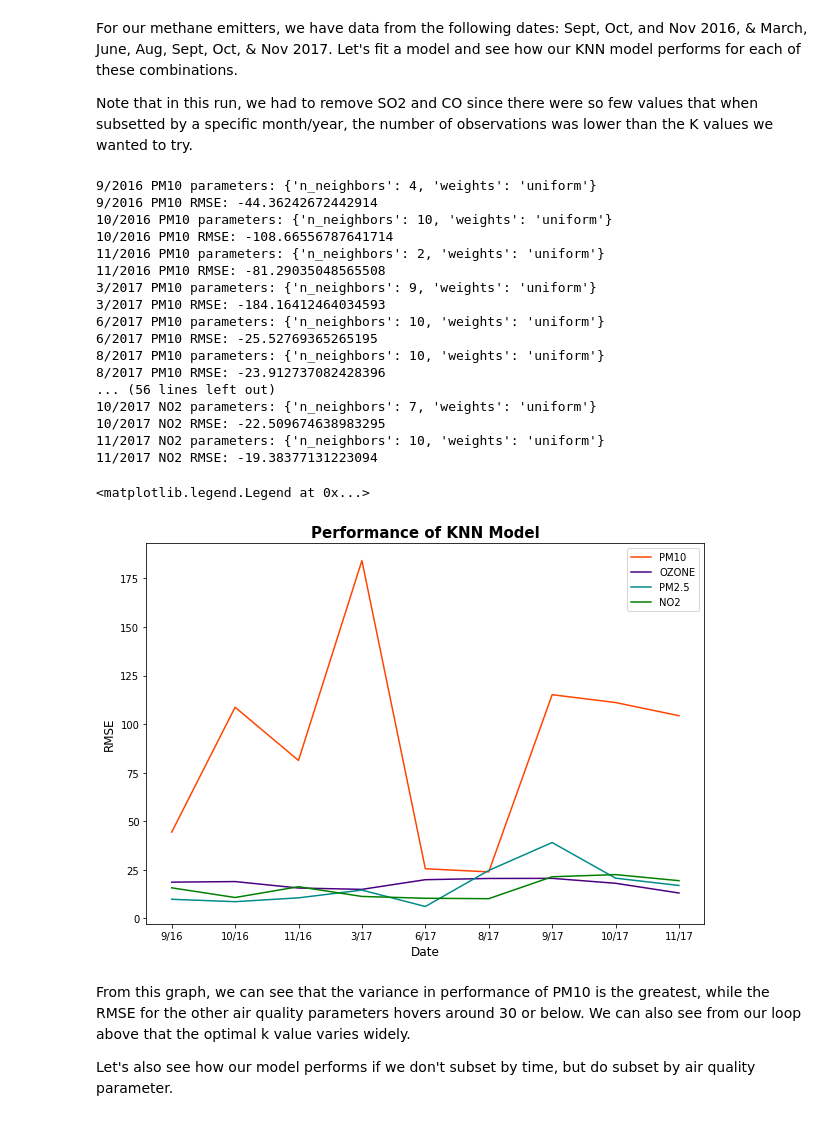
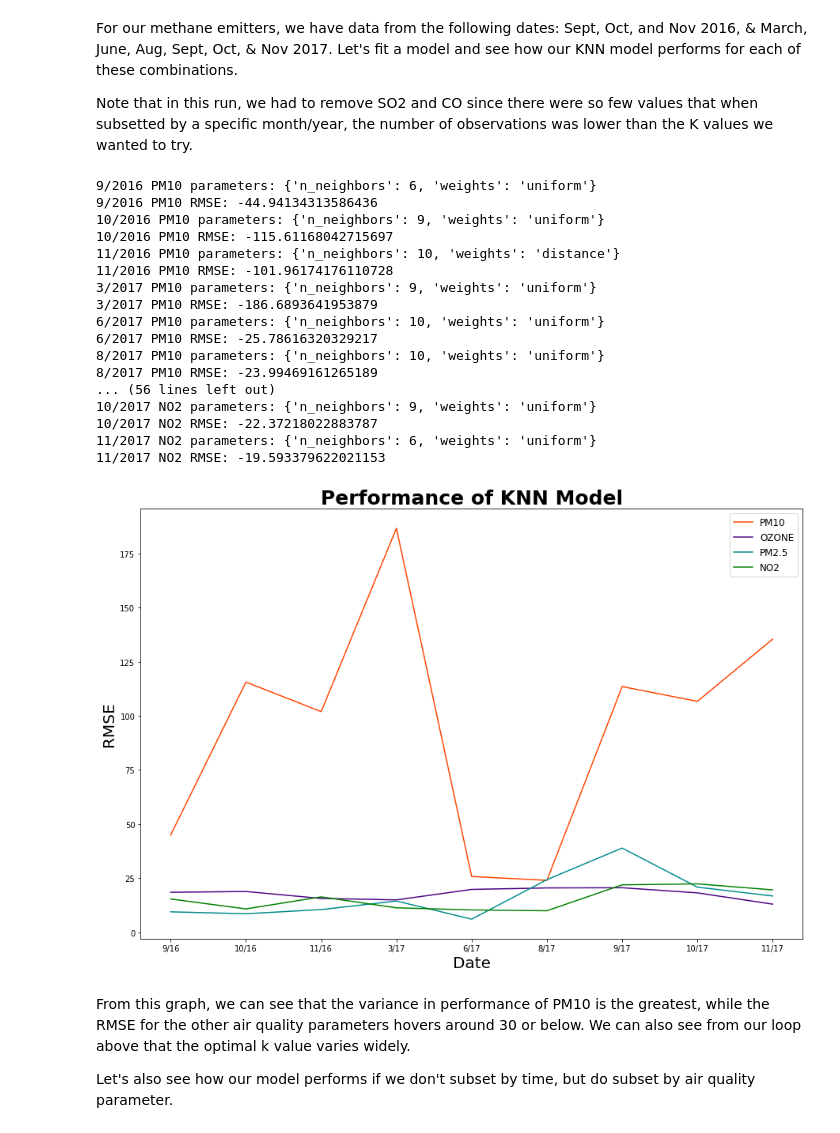
Before and after one commit to hikari-murayama/CA_ag_pollution, a Jupyter notebook: 02_Q1_KNN.ipynb, the cells around one changed output. Saved outputs shown, nothing was run; the diff lists cells and outputs as text; code cells hidden in the pictures.

```diff
--- a/02_Q1_KNN.ipynb
+++ b/02_Q1_KNN.ipynb
@@ -21,6 +19,7 @@ First, we'll load in and take a look at our air quality data.
 # %%
 #Load data
 airnow = gpd.read_file('Data/airnow_monthly_averages.json/airnow_monthly_averages.shp')
+ch4 = gpd.read_file('Data/target_and_features.geojson')
 # %%
 airnow.head()
 # %% [output]
@@ -71,0 +112,7 @@ print(airnow[(airnow['Parameter'] == 'OZONE') & (airnow['month'] == 1) & (airnow
+# %%
+#add column for aviris_year
+ch4['aviris_year'] = 0
+
+for i in range(len(ch4)):
+    s = ch4['AVIRIS_CH4_median_date'][i]
+    ch4.loc[i,'aviris_year']= int(s[0:4])
@@ -72,3 +126,6 @@ print(airnow[(airnow['Parameter'] == 'OZONE') & (airnow['month'] == 1) & (airnow
+# %%
+#Since our CH4 emitter points are in the CA Albers projection, we'll need to change the CRS of our airnow dataframe
+airnow = airnow.to_crs(epsg=3310)
 # %% [markdown]
 Because the variation in air quality measurements between locations might vary by month, year, and the air quality parameter (due to wildfires and other events that might impact air quality), we'll want to subset our data by month, year, and parameter before training our model.
 
@@ -98,7 +155,9 @@ def KNN(df, parameter, year, month, k):
 
     #Filter data to month, year, and parameter
     data = df[(df['Parameter'] == parameter) & (df['year'] == year) & (df['month'] == month)]
-    X = data.loc[:, 'Latitude':'Longitude'].copy()
+    lat = data.geometry.y
+    lon  = data.geometry.x
+    X = pd.DataFrame({'lat': lat, 'lon': lon})
     y = data['Value_mean']
 
     #knn model object
@@ -132,38 +191,38 @@ for i in range(len(parameters)):
         print(str(dates[j, 0]) + '/' + str(dates[j, 1]) + ' ' + str(parameters[i]) + ' RMSE:', RMSE)
         RMSE_array[i, j] = RMSE
 # %% [output]
-9/2016 PM10 parameters: {'n_neighbors': 4, 'weights': 'uniform'}
-9/2016 PM10 RMSE: -44.36242672442914
-10/2016 PM10 parameters: {'n_neighbors': 10, 'weights': 'uniform'}
-10/2016 PM10 RMSE: -108.66556787641714
-11/2016 PM10 parameters: {'n_neighbors': 2, 'weights': 'uniform'}
-11/2016 PM10 RMSE: -81.29035048565508
+9/2016 PM10 parameters: {'n_neighbors': 6, 'weights': 'uniform'}
+9/2016 PM10 RMSE: -44.94134313586436
+10/2016 PM10 parameters: {'n_neighbors': 9, 'weights': 'uniform'}
+10/2016 PM10 RMSE: -115.61168042715697
+11/2016 PM10 parameters: {'n_neighbors': 10, 'weights': 'distance'}
+11/2016 PM10 RMSE: -101.96174176110728
 3/2017 PM10 parameters: {'n_neighbors': 9, 'weights': 'uniform'}
-3/2017 PM10 RMSE: -184.16412464034593
+3/2017 PM10 RMSE: -186.6893641953879
 6/2017 PM10 parameters: {'n_neighbors': 10, 'weights': 'uniform'}
-6/2017 PM10 RMSE: -25.52769365265195
+6/2017 PM10 RMSE: -25.78616320329217
 8/2017 PM10 parameters: {'n_neighbors': 10, 'weights': 'uniform'}
-8/2017 PM10 RMSE: -23.912737082428396
+8/2017 PM10 RMSE: -23.99469161265189
 ... (56 lines left out)
-10/2017 NO2 parameters: {'n_neighbors': 7, 'weights': 'uniform'}
-10/2017 NO2 RMSE: -22.509674638983295
-11/2017 NO2 parameters: {'n_neighbors': 10, 'weights': 'uniform'}
-11/2017 NO2 RMSE: -19.38377131223094
+10/2017 NO2 parameters: {'n_neighbors': 9, 'weights': 'uniform'}
+10/2017 NO2 RMSE: -22.37218022883787
+11/2017 NO2 parameters: {'n_neighbors': 6, 'weights': 'uniform'}
+11/2017 NO2 RMSE: -19.593379622021153
 # %%
 #Plot RMSEs
-fig, ax = plt.subplots(figsize = (10, 7))
-plt.title('Performance of KNN Model', size = 15, fontweight = 'bold')
-plt.ylabel('RMSE', size = 12)
-plt.xlabel('Date', size = 12)
+fig, ax = plt.subplots(figsize = (15, 10))
+plt.title('Performance of KNN Model', size = 25, fontweight = 'bold')
+plt.ylabel('RMSE', size = 20)
+plt.xlabel('Date', size = 20)
 ax.plot(np.arange(1,10), abs(RMSE_array[0, :]), label = 'PM10', color = 'orangered')
 ax.plot(np.arange(1,10), abs(RMSE_array[1,:]), label = 'OZONE', color = 'indigo')
 ax.plot(np.arange(1,10), abs(RMSE_array[2,:]), label = 'PM2.5', color = 'darkcyan')
 ax.plot(np.arange(1,10), abs(RMSE_array[3,:]), label = 'NO2', color = 'green')
 ax.set_xticklabels([0, '9/16', '10/16', '11/16', '3/17', '6/17', '8/17', '9/17', '10/17', '11/17'])
-plt.legend()
+plt.legend(fontsize = 'large')
+#plt.savefig('Data/KNN.png')
 # %% [output]
-<matplotlib.legend.Legend at 0x...>
-[figure, old version]
+[figure, new version]
 # %% [markdown]
 From this graph, we can see that the variance in performance of PM10 is the greatest, while the RMSE for the other air quality parameters hovers around 30 or below. We can also see from our loop above that the optimal k value varies widely.
 
```
Also changed, not shown: parts of 18 cells of this notebook.
